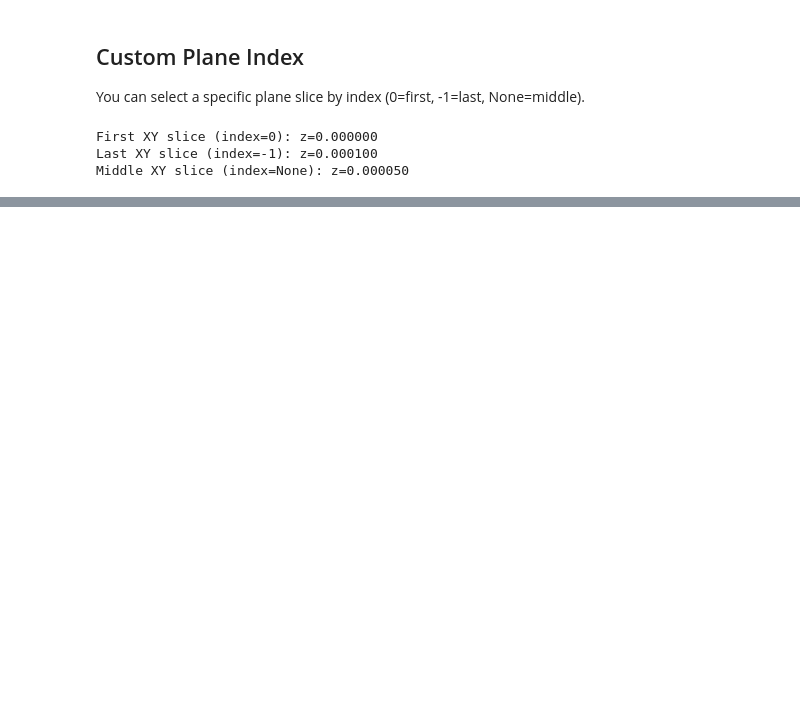
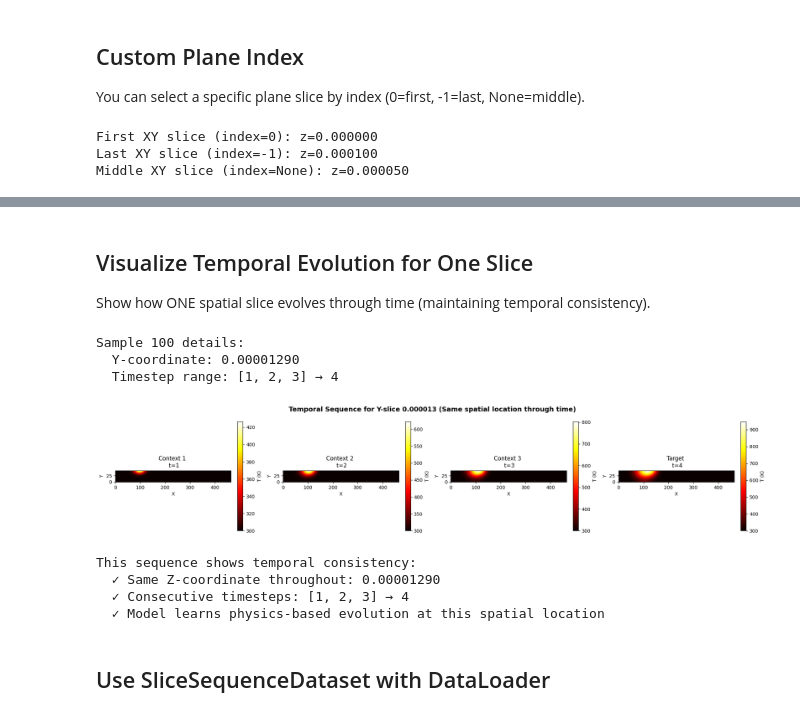
Before and after one commit to MadSoeDK/LASERNet, a Jupyter notebook: notebooks/data-loading-demo.ipynb, the cells around one changed output, grey strips where cells are left out. Drawn from its saved outputs; the diff is of its cells as text; code cells hidden in the pictures; blank space fills up the shorter version.

```diff
--- a/notebooks/data-loading-demo.ipynb
+++ b/notebooks/data-loading-demo.ipynb
@@ -391,0 +441,66 @@ Middle XY slice (index=None): z=0.000050
+# %% [markdown]
+## Visualize Temporal Evolution for One Slice
+
+Show how ONE spatial slice evolves through time (maintaining temporal consistency).
+# %%
+# Get a sequence sample (context + target for ONE Y-slice)
+sample_idx = 100  # Pick a sample
+sample = slice_dataset[sample_idx]
+
+print(f"Sample {sample_idx} details:")
+print(f"  Y-coordinate: {sample['slice_coord']:.8f}")
+print(f"  Timestep range: {sample['context_timesteps'].tolist()} → {sample['target_timestep']}")
+
+# Visualize the sequence: context frames + target
+num_context = sample['context'].shape[0]
+fig, axes = plt.subplots(1, num_context + 1, figsize=(20, 4))
+
+# Plot context frames
+for i in range(num_context):
+    temp_data = sample['context'][i, 0].numpy()  # [H, W]
+    temp_mask = sample['context_mask'][i].numpy()
+    temp_data_masked = np.ma.masked_where(~temp_mask, temp_data)
+    valid_data = temp_data[temp_mask]
+
+    ax = axes[i]
+    if valid_data.size > 0:
+        im = ax.imshow(temp_data_masked, cmap='hot', origin='lower',
+                      vmin=300, vmax=valid_data.max())
+        plt.colorbar(im, ax=ax, label='T (K)', fraction=0.046)
+        ax.set_title(f'Context {i+1} \n t={sample["context_timesteps"][i]}')
+    ax.set_xlabel('X')
+    ax.set_ylabel('Y')
+
+# Plot target frame
+temp_data = sample['target'][0].numpy()
+temp_mask = sample['target_mask'].numpy()
+temp_data_masked = np.ma.masked_where(~temp_mask, temp_data)
+valid_data = temp_data[temp_mask]
+
+ax = axes[num_context]
+if valid_data.size > 0:
+    im = ax.imshow(temp_data_masked, cmap='hot', origin='lower',
+                  vmin=300, vmax=valid_data.max())
+    plt.colorbar(im, ax=ax, label='T (K)', fraction=0.046)
+    ax.set_title(f'Target \n t={sample["target_timestep"]}')
+ax.set_xlabel('X')
+ax.set_ylabel('Y')
+
+plt.suptitle(f'Temporal Sequence for Y-slice {sample["slice_coord"]:.6f} (Same spatial location through time)',
+             fontsize=14, fontweight='bold')
+plt.tight_layout()
+plt.show()
+
+print(f"Same Y-coordinate throughout: {sample['slice_coord']:.8f}")
+print(f"Consecutive timesteps: {sample['context_timesteps'].tolist()} → {sample['target_timestep']}")
+# %% [output]
+Sample 100 details:
+  Y-coordinate: 0.00001290
+  Timestep range: [1, 2, 3] → 4
+[figure, added]
+This sequence shows temporal consistency:
+  ✓ Same Z-coordinate throughout: 0.00001290
+  ✓ Consecutive timesteps: [1, 2, 3] → 4
+  ✓ Model learns physics-based evolution at this spatial location
+# %% [markdown]
+## Use SliceSequenceDataset with DataLoader
```
Also changed, not shown: parts of 19 cells of this notebook, 2 other files.
